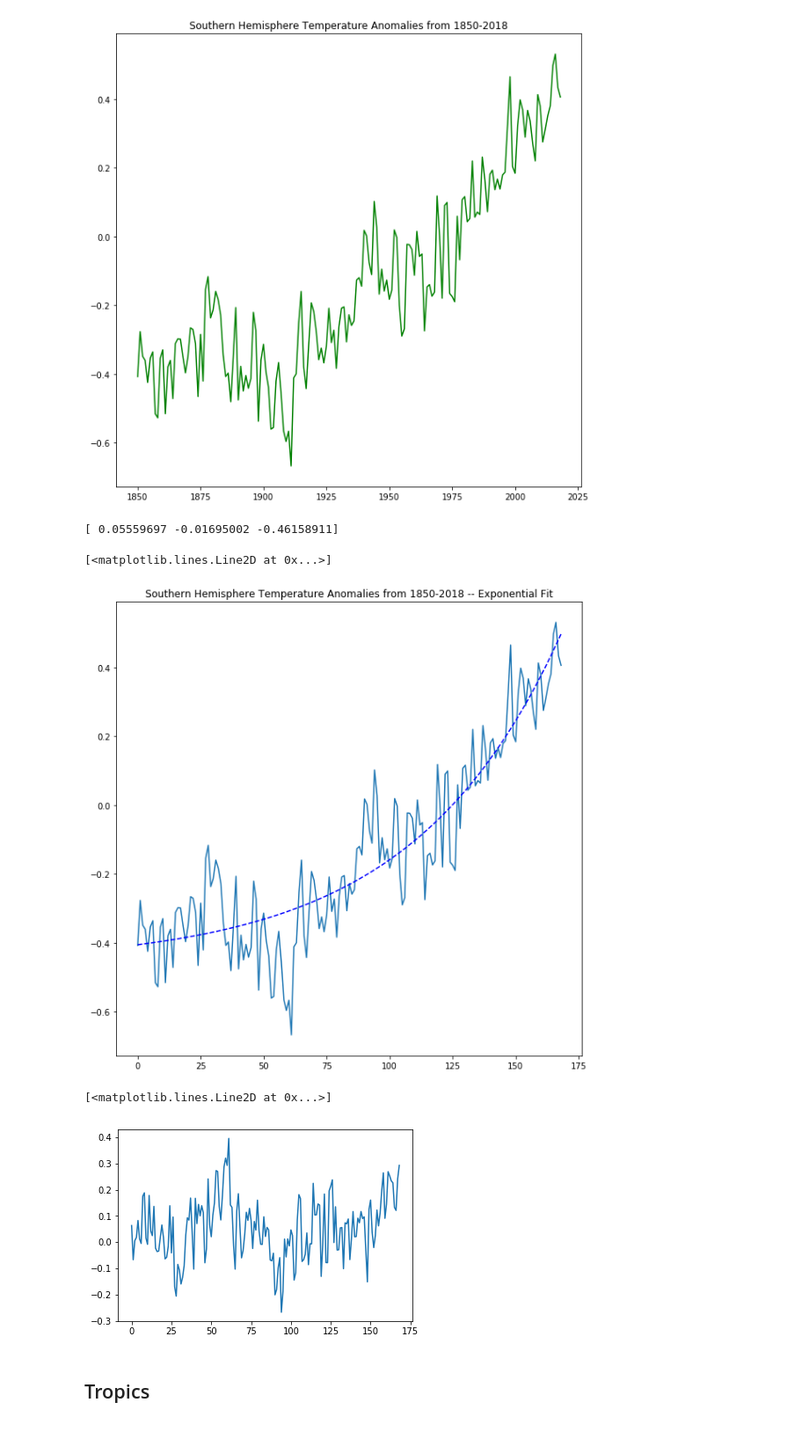
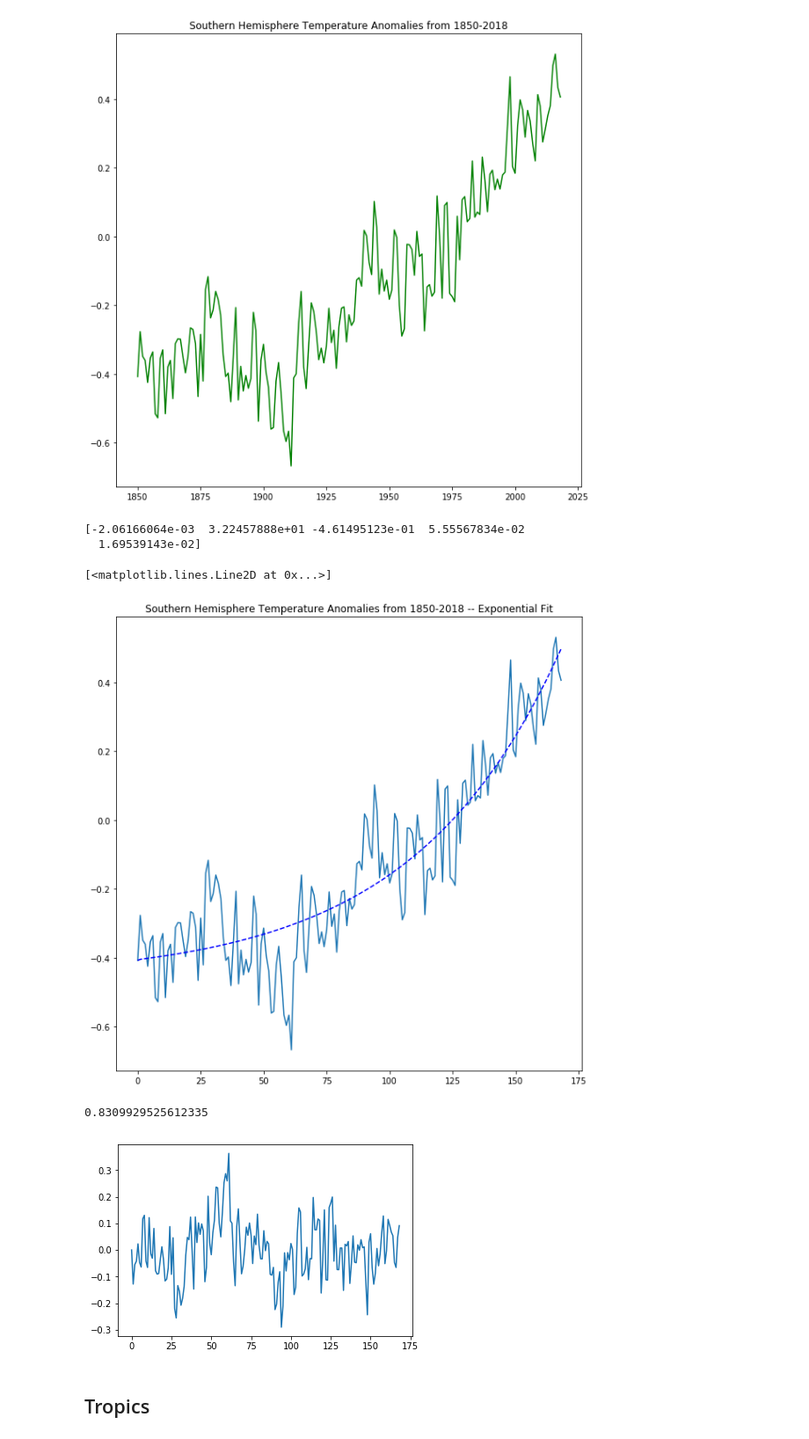
Before and after one commit to laurendiaz/climate-change, a Jupyter notebook: Climate Change Playground.ipynb, the cells around one changed output. Shown at 88% size. Saved outputs shown, nothing was run; the diff lists cells and outputs as text; code cells hidden in the pictures.

```diff
--- a/Climate Change Playground.ipynb
+++ b/Climate Change Playground.ipynb
@@ -10,7 +10,7 @@ import math
 anom=pd.read_csv('temperature-anomaly.csv')
 anom.drop(['Code'],axis=1,inplace=True)
 
-globe=anom.loc[lambda anom: anom['Entity'] == 'Global']
+globe=anom
 
 #1850-1900
 a=0
@@ -290,15 +295,15 @@ from scipy.optimize import curve_fit
 fig,ax=plt.subplots(nrows=1,ncols=1,figsize=(10,10))
 ax.set_title('Northern Hemisphere Temperature Anomalies from 1850-2018 -- Exponential Fit')
 
-def func(x,a,b,c):
-    return a*np.exp(-b*x)+c
+def func(x,a,b,c,d,f,g):
+    return a*np.exp(-b*x)+c+(d*np.exp(f*x))+(g*x)
 
 startyear=1850
 endyear=2019
 list1=np.arange(0,(endyear-startyear),1)
 
 popt,pcov=curve_fit(func,list1,
-                    nh['Median (℃)'].values.tolist(),p0=(1,1e-6,1))
+                    nh['Median (℃)'].values.tolist(),p0=(1,1e-6,1,1,1e-1,.5))
 print(popt)
 plt.plot(list1,nh['Median (℃)'], '-')
 plt.plot(list1,func(list1, *popt),'b--')
@@ -336,31 +347,37 @@ from scipy.optimize import curve_fit
 fig,ax=plt.subplots(nrows=1,ncols=1,figsize=(10,10))
 ax.set_title('Southern Hemisphere Temperature Anomalies from 1850-2018 -- Exponential Fit')
 
-def func(x,a,b,c):
-    return a*np.exp(-b*x)+c
+def func(x,a,b,c,d,f):
+    return a*np.exp(-b*x)+c+(d*np.exp(f*x))
 
 startyear=1850
 endyear=2019
 list1=np.arange(0,(endyear-startyear),1)
 
 popt,pcov=curve_fit(func,list1,
-                    sh['Median (℃)'].values.tolist(),p0=(1,1e-7,1))
+                    sh['Median (℃)'].values.tolist(),p0=(1,1e-5,1,1,1e-1))
 print(popt)
 plt.plot(list1,sh['Median (℃)'], '-')
 plt.plot(list1,func(list1, *popt),'b--')
 # %% [output]
-[ 0.05559697 -0.01695002 -0.46158911]
+[-2.06166064e-03  3.22457888e+01 -4.61495123e-01  5.55567834e-02
+  1.69539143e-02]
 [<matplotlib.lines.Line2D at 0x...>]
 [figure]
 # %%
 import statsmodels
 import seaborn as sns
 residual=func(list1,*popt)-sh['Median (℃)']
 
 plt.plot(list1,residual)
+
+ss_res=np.sum(residual**2)
+ss_tot=np.sum((sh['Median (℃)']-np.mean(sh['Median (℃)']))**2)
+r_squared=1-(ss_res/ss_tot)
+print(r_squared)
 # %% [output]
-[<matplotlib.lines.Line2D at 0x...>]
+0.8309929525612335
-[figure, old version]
+[figure, new version]
 # %% [markdown]
 ## Tropics
 # %%
```
Also changed, not shown: parts of 8 cells of this notebook.
